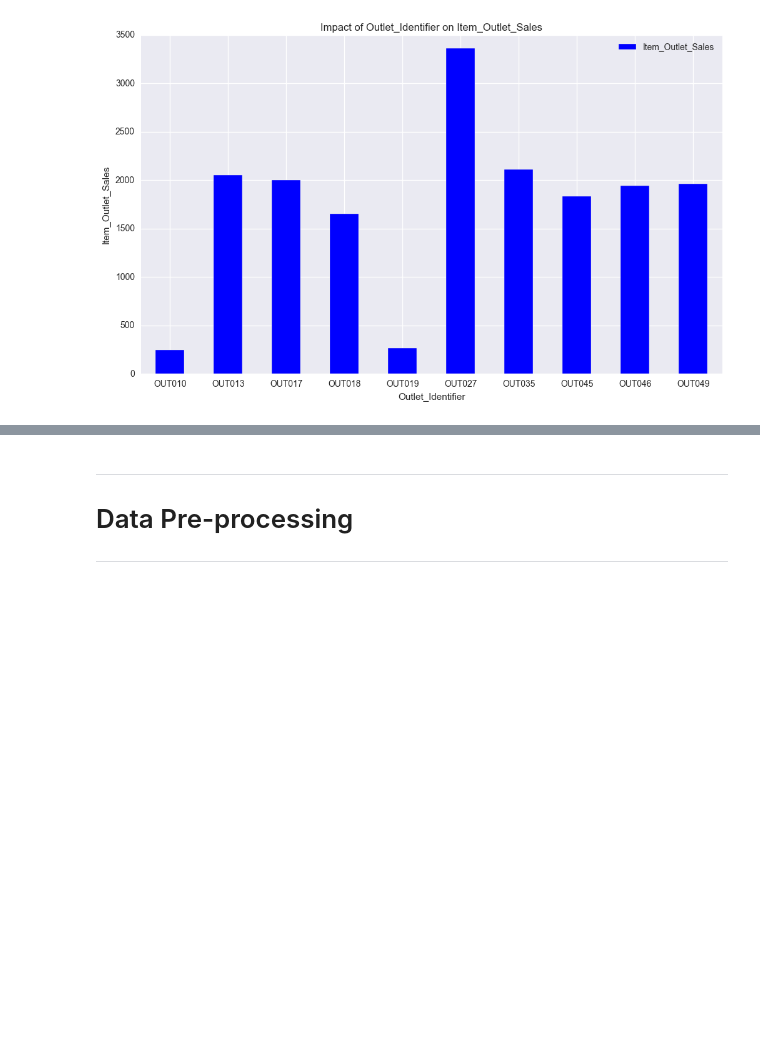
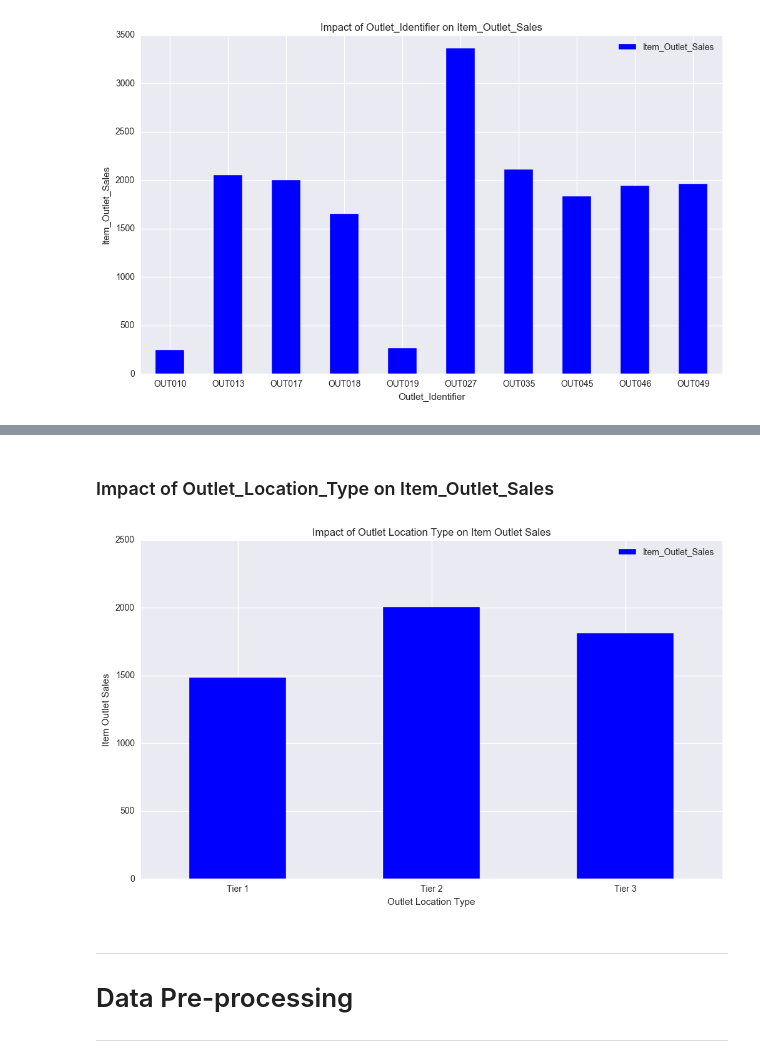
Before and after one commit to Meigarom/Big-Mart-Sales, a Jupyter notebook: Big_Mart_Sales_EDA.ipynb, the cells around one changed output, grey strips where cells are left out. Cells and saved outputs as stored; diff of their text form; code cells hidden in the pictures; blank space fills up the shorter version.

```diff
--- a/Big_Mart_Sales_EDA.ipynb
+++ b/Big_Mart_Sales_EDA.ipynb
@@ -200,3 +285,14 @@ plt.xticks( rotation=0 );
+# %% [markdown]
+### Impact of Outlet_Location_Type on Item_Outlet_Sales
+# %%
+a = df[['Outlet_Location_Type', 'Item_Outlet_Sales']].groupby( 'Outlet_Location_Type' ).median()
+a.plot( kind='bar', color='blue', figsize=(12, 7) )
+plt.xlabel( 'Outlet Location Type')
+plt.ylabel( 'Item Outlet Sales' )
+plt.title( 'Impact of Outlet Location Type on Item Outlet Sales' )
+plt.xticks( rotation=0 );
+# %% [output]
+[figure, added]
 # %% [markdown]
 ---
 # Data Pre-processing
```
Also changed, not shown: parts of 16 cells of this notebook.
